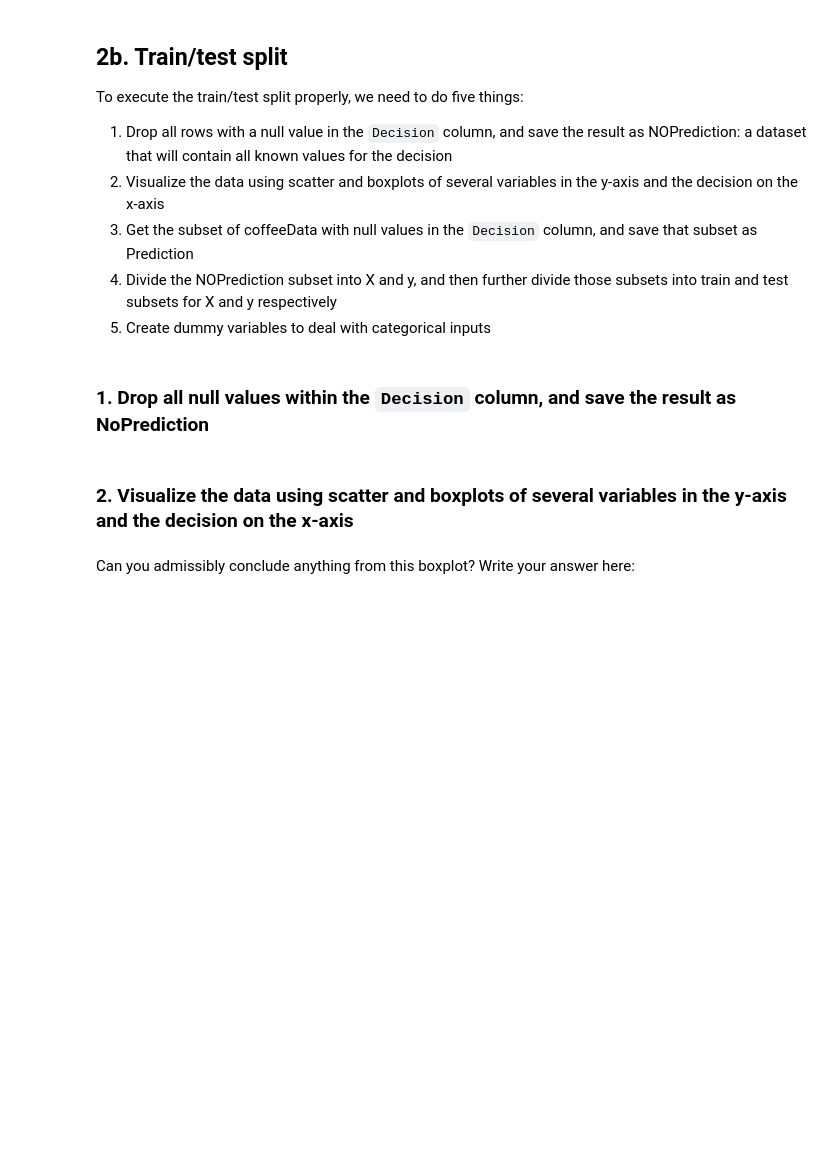
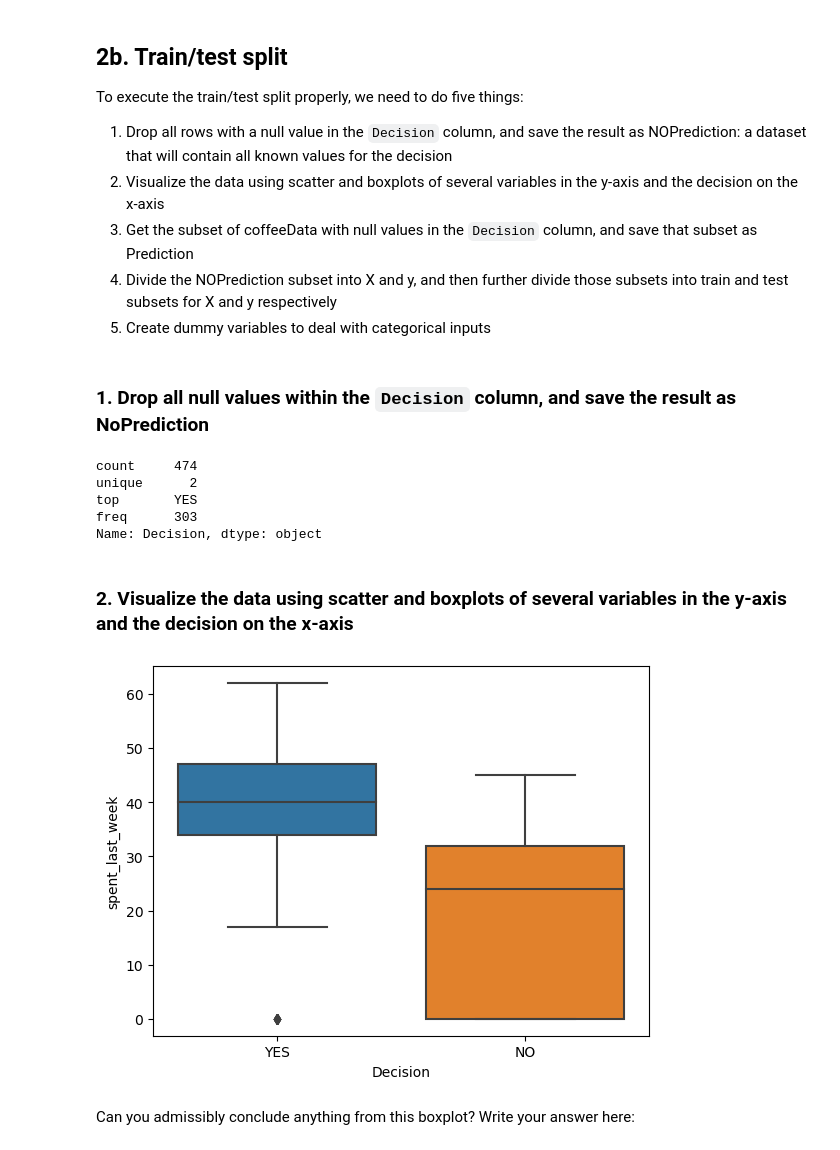
Before and after one commit to Lidan2022/Springboard, a Jupyter notebook: Springboard Decision Tree Specialty Coffee Case Study - Tier 3.ipynb, the cells around one changed output. Saved outputs shown, nothing was run; the diff lists cells and outputs as text; code cells hidden in the pictures; blank space fills up the shorter version.

```diff
--- a/Springboard Decision Tree Specialty Coffee Case Study - Tier 3.ipynb
+++ b/Springboard Decision Tree Specialty Coffee Case Study - Tier 3.ipynb
@@ -90,7 +88,7 @@ ModuleNotFoundError: No module named 'pydotplus'
 ## 1b. Load data
 # %%
 # Read in the data to a variable called coffeeData
-coffeeData = pa.read_csv("data/RRDinerCoffeeData.csv")
+coffeeData = pd.read_csv("RRDinerCoffeeData.csv")
 # %% [markdown]
 ## 1c. Explore the data
 # %% [markdown]
@@ -122,6 +166,6 @@ coffeeData.columns
 # %%
 # Make the relevant name changes to spent_week and spent_per_week.
-coffeeData.rename(columns={spent_week:spent_last_week, spent_month:spent_last_month, SlrAY:salary}, inplace=True)
+coffeeData.rename(columns={"spent_month":"spent_last_month", "spent_week":"spent_last_week", "SlrAY":"Salary"}, inplace=True)
 # %%
 # Check out the column names
 coffeeData.columns
@@ -138,6 +193,7 @@ We can see a bunch of inconsistency here.
 Use replace() to make the values of the `gender` column just `Female` and `Male`.
 # %%
 # Replace all alternate values for the Female entry with 'Female'
-coffeeData["Gender"] = coffeeData["Gender"].replace(["female", "f", "F", "FEMALE"], "Female")
+list=['female', 'F', 'f ', 'FEMALE']
+coffeeData['Gender']= coffeeData['Gender'].replace(list, 'Female')
 # %%
 # Check out the unique values for the 'gender' column
@@ -145,5 +203,5 @@ coffeeData["Gender"].unique()
 # %%
 # Replace all alternate values with "Male"
-coffeeData["Gender"] = coffeeData["Gender"].replace(["male", "M", "m", "MALE"], "Male")
+coffeeData['Gender']= coffeeData['Gender'].replace(['MALE', 'male', 'M'], 'Male')
 # %%
 # Let's check the unique values of the column "gender"
@@ -175,14 +257,22 @@ To execute the train/test split properly, we need to do five things:
 # Call dropna() on coffeeData, and store the result in a variable NOPrediction
 # Call describe() on the Decision column of NoPrediction after calling dropna() on coffeeData
 NOPrediction = coffeeData.dropna()
-NOPrediction["Decision"].describe()
+NOPrediction['Decision'].describe()
+# %% [output]
+count     474
+unique      2
+top       YES
+freq      303
+Name: Decision, dtype: object
 # %% [markdown]
 ### 2. Visualize the data using scatter and boxplots of several variables in the y-axis and the decision on the x-axis
 # %%
 # Exploring our new NOPrediction dataset
 # Make a boxplot on NOPrediction where the x axis is Decision, and the y axis is spent_last_week
-sns.boxplot(x="Decision", y="spent_last_week", data="NOPrediction")
+sns.boxplot(data=NOPrediction, x='Decision', y='spent_last_week')
 plt.show()
+# %% [output]
+[figure, added]
 # %% [markdown]
 Can you admissibly conclude anything from this boxplot? Write your answer here:
 # %%
```
Also changed, not shown: parts of 50 cells of this notebook.
